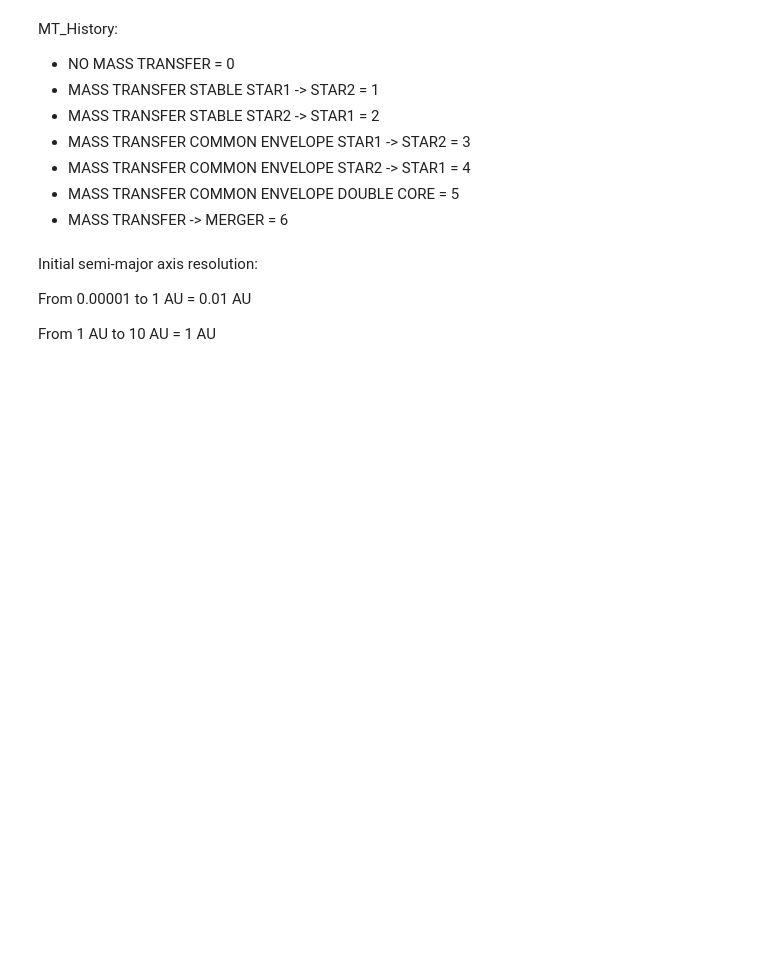
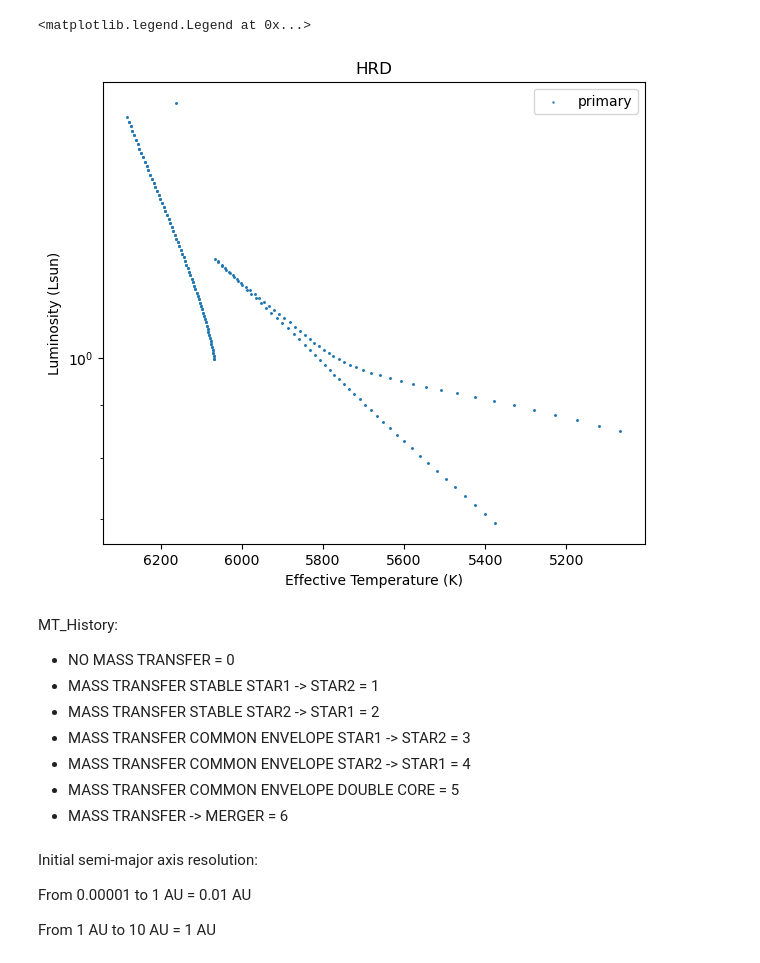
Before and after one commit to mkim0029/COMPAS, a Jupyter notebook: src/1Msun+0.7Msun_a0.00726to0.02476/Detailed_Output/read.ipynb, the cells around one changed output. Cells and saved outputs as stored; diff of their text form; code cells hidden in the pictures; blank space fills up the shorter version.

```diff
--- a/src/1Msun+0.7Msun_a0.00726to0.02476/Detailed_Output/read.ipynb
+++ b/src/1Msun+0.7Msun_a0.00726to0.02476/Detailed_Output/read.ipynb
@@ -5,3 +5,7 @@ import matplotlib.pyplot as plt
 import pandas as pd
 import numpy as np
 import seaborn as sns
+# %%
+def restrict(df, col, lower_limit, upper_limit):
+    mask = (df[col] >= lower_limit) & (df[col] <= upper_limit)
+    return df[mask]
@@ -8,3 +58,16 @@ import seaborn as sns
+# %%
+df1 = restrict(df, 'Stellar_Type(1)', 0, 1) #MS stars only
+plt.figure(figsize=(7,6))
+plt.scatter(df1['        Teff(1)         '], df1['     Luminosity(1)      '], s = 0.5, label = 'primary')
+plt.xlabel('Effective Temperature (K)')
+plt.ylabel('Luminosity (Lsun)')
+plt.gca().invert_xaxis()
+plt.yscale('log')
+plt.title('HRD')
+plt.legend()
+# %% [output]
+<matplotlib.legend.Legend at 0x...>
+[figure, added]
 # %%
 M1_init = 1 #Msun, primary
 M2_init = 0.7 #Msun, secondary
```
Also changed, not shown: parts of 5 cells of this notebook, 39 other files.
